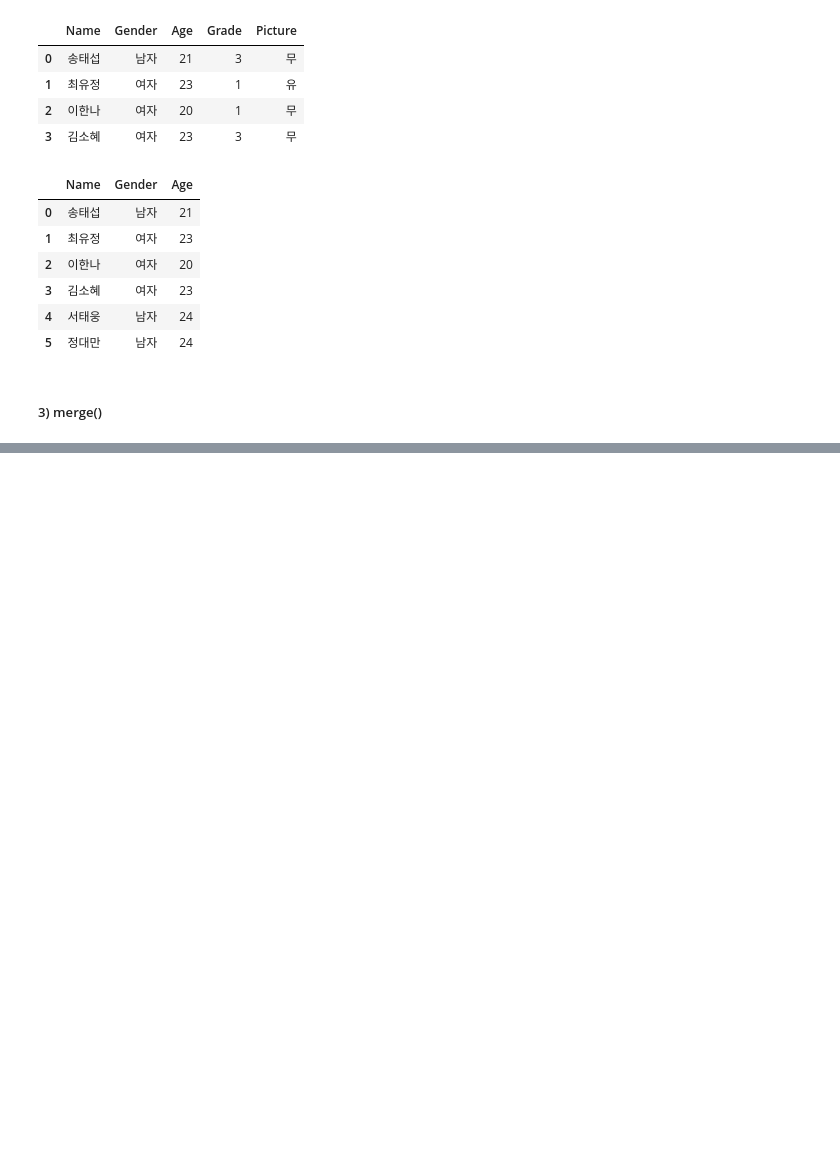
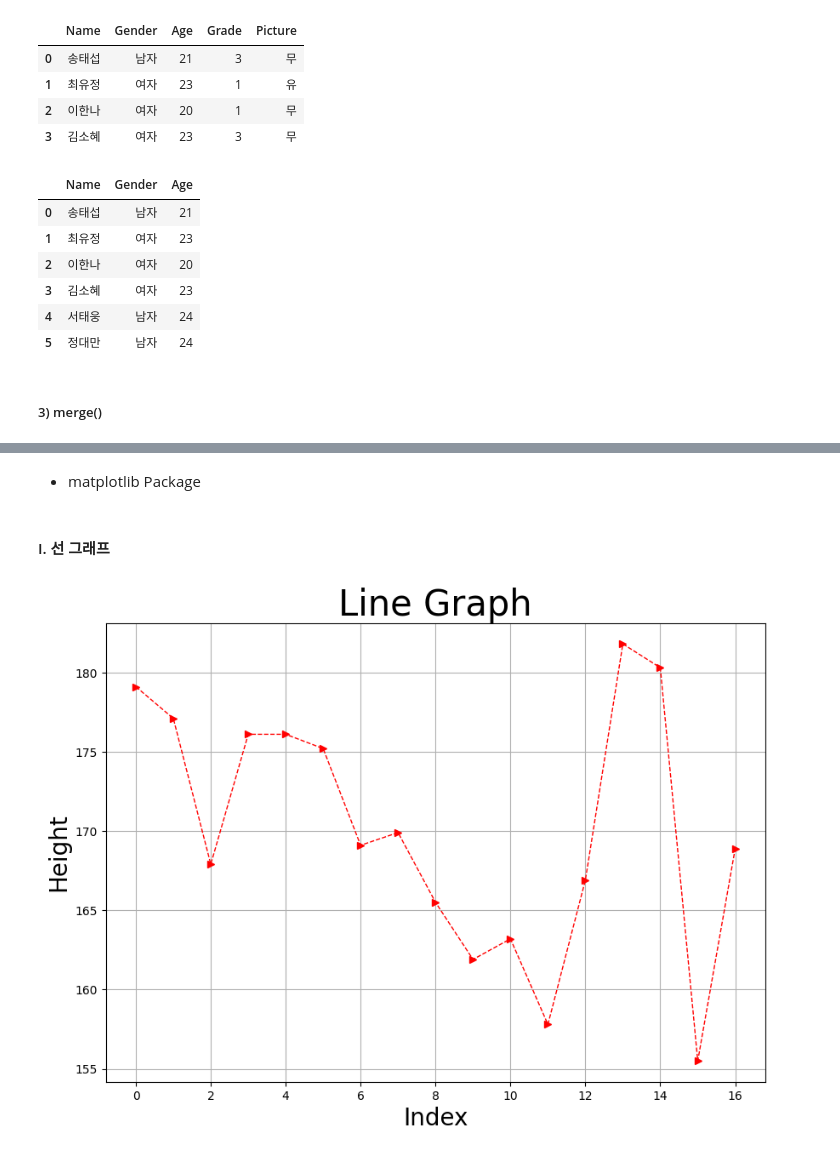
Before and after one commit to jinred9/TIL, a Jupyter notebook: TIL_file/202304/TIL_20230417.ipynb, the cells around one changed output, grey strips where cells are left out. Drawn from its saved outputs; the diff is of its cells as text; code cells hidden in the pictures; blank space fills up the shorter version.

```diff
--- a/TIL_file/202304/TIL_20230417.ipynb
+++ b/TIL_file/202304/TIL_20230417.ipynb
@@ -101,0 +479,6 @@ pd.concat([TB1, TB3], axis=0, ignore_index=True)
+# %%
+import pandas as pd
+
+url = 'https://raw.githubusercontent.com/jinred9/pyData/master/PII.csv'
+DF = pd.read_csv(url)
+DF.head()
@@ -101,0 +492,2 @@ pd.concat([TB1, TB3], axis=0, ignore_index=True)
+# %% [markdown]
+* matplotlib Package
@@ -101,0 +496,16 @@ pd.concat([TB1, TB3], axis=0, ignore_index=True)
+# %% [markdown]
+#### I. 선 그래프
+# %%
+plt.figure(figsize = (10, 7))
+plt.plot(DF.Height,
+        linewidth = 1,
+        color = 'r',
+        marker = '>',
+        linestyle = '--')
+plt.title('Line Graph', size = 30)
+plt.xlabel('Index', size = 20)
+plt.ylabel('Height', size = 20)
+plt.grid(True)
+plt.show()
+# %% [output]
+[figure, added]
```
Also changed, not shown: parts of 109 cells of this notebook, 3 other files.
